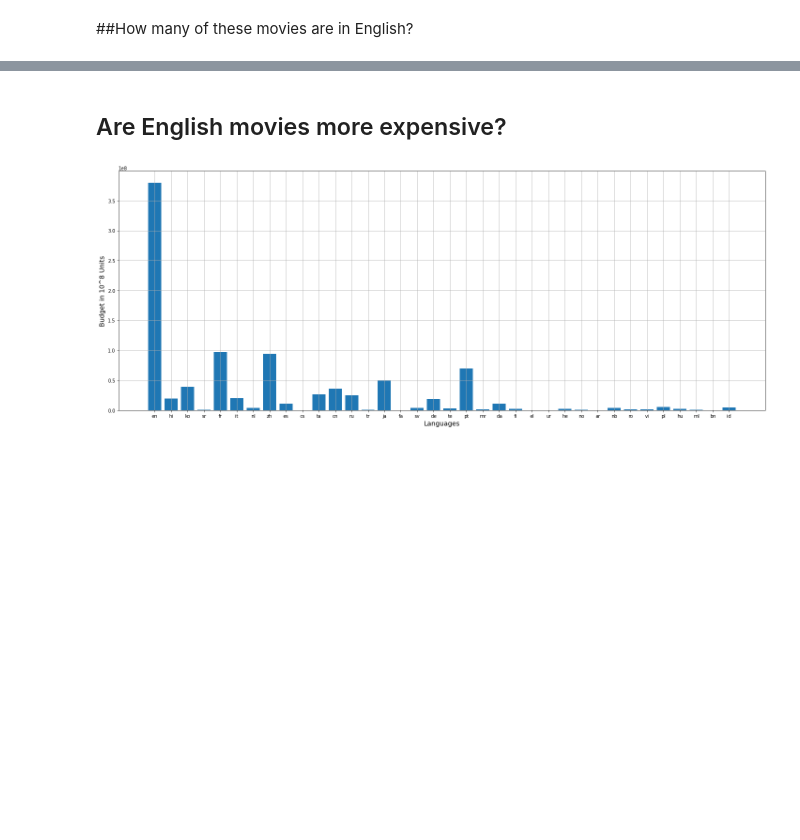
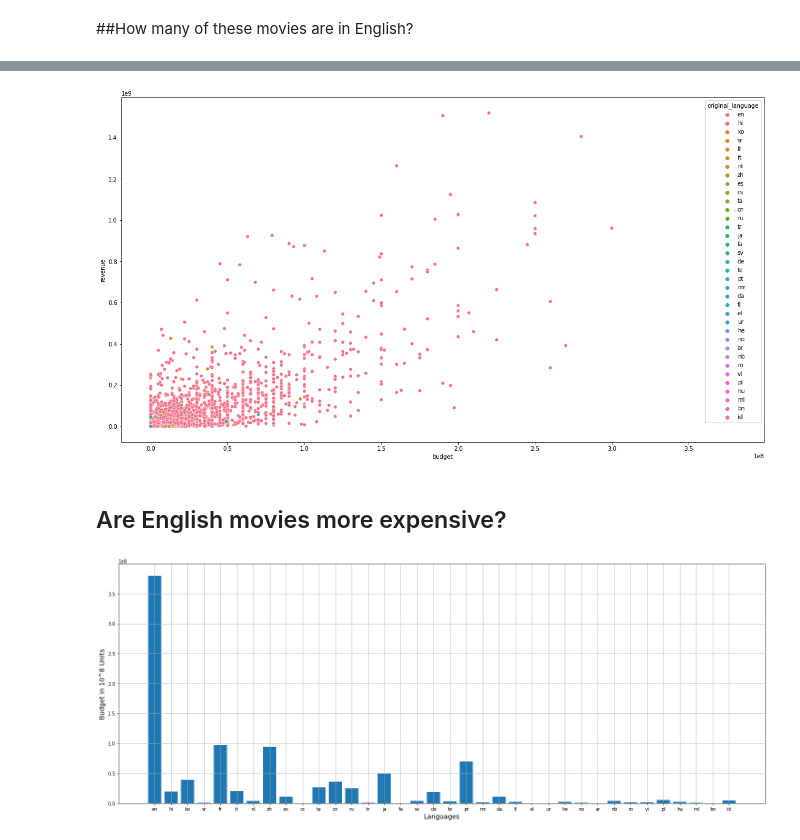
Before and after one commit to SamaSamrin/TMDB-Data-Visualization, a Jupyter notebook: TMDB_Box_Office_Analysis.ipynb, the cells around one changed output, grey strips where cells are left out. Drawn from its saved outputs; the diff is of its cells as text; code cells hidden in the pictures; blank space fills up the shorter version.

```diff
--- a/TMDB_Box_Office_Analysis.ipynb
+++ b/TMDB_Box_Office_Analysis.ipynb
@@ -101,3 +109,10 @@ plt.show()
+# %%
+plt.figure(figsize=(20,11))
+sns.scatterplot(x='budget', y='revenue', hue='original_language', data=df)
+
+plt.show()
+# %% [output]
+[figure, added]
 # %% [markdown]
 ## Are English movies more expensive?
 # %%
```
Also changed, not shown: parts of 3 cells of this notebook.
